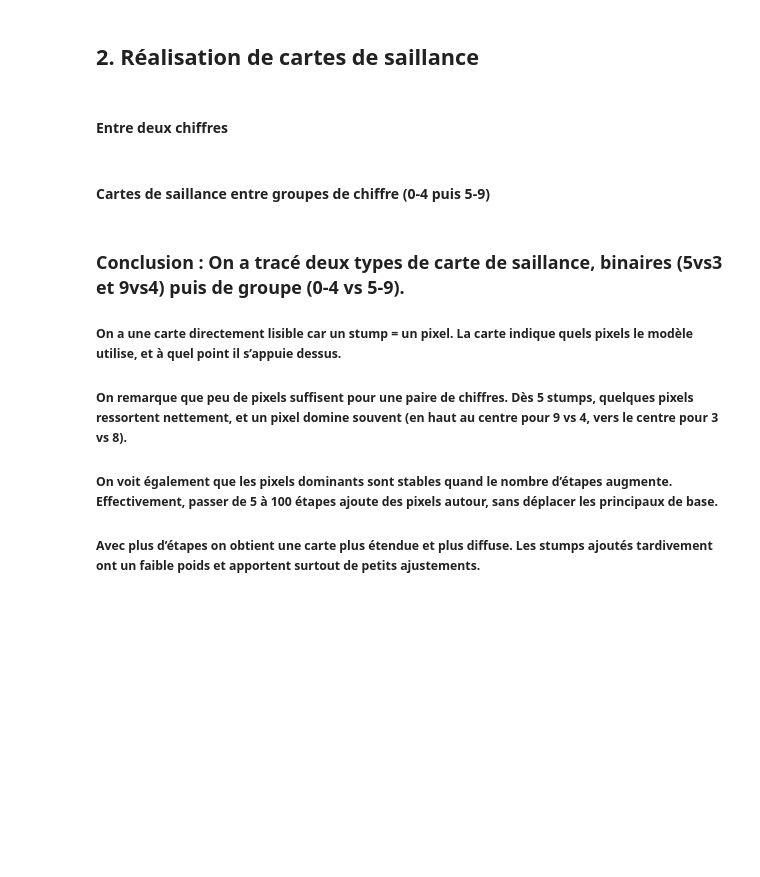
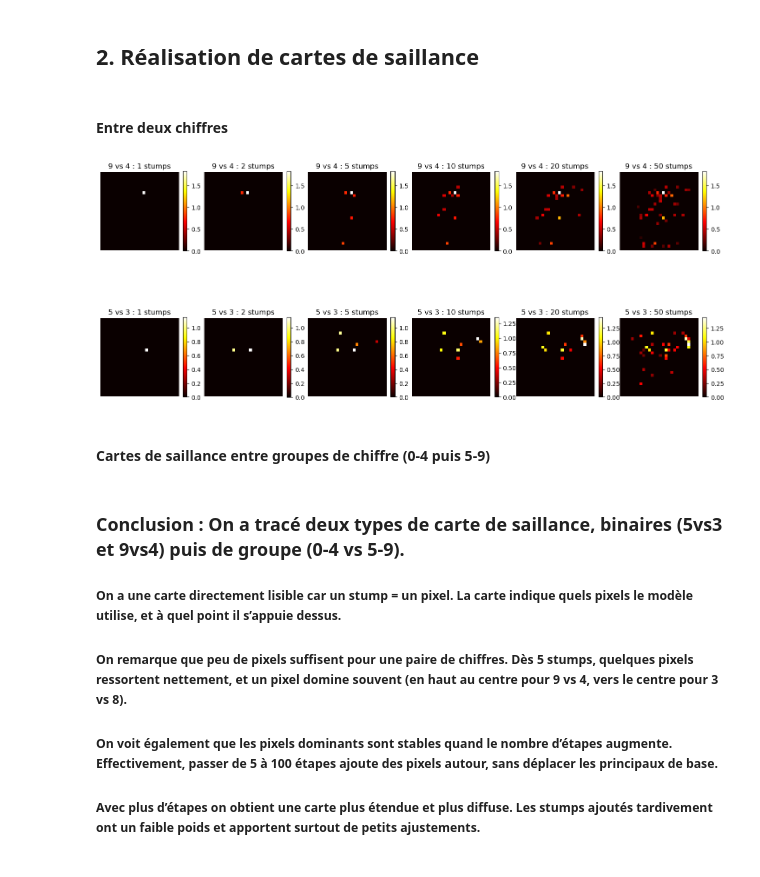
Before and after one commit to jnotarangelo/AdaBoost, a Jupyter notebook: Restitution.ipynb, the cells around one changed output. Saved outputs shown, nothing was run; the diff lists cells and outputs as text; code cells hidden in the pictures; blank space fills up the shorter version.

```diff
--- a/Restitution.ipynb
+++ b/Restitution.ipynb
@@ -501,22 +500,24 @@ def carte_saillance(model):
 # %%
 cas = {"9 vs 4": (X_9v4_train, y_9v4_train),
        "5 vs 3": (X_5v3_train, y_5v3_train)}
-etapes = [5, 10, 20, 50, 100]
+etapes = [1, 2, 5, 10, 20, 50]
 
-fig, axes = plt.subplots(2, 5, figsize=(18, 8))
+fig, axes = plt.subplots(2, 6, figsize=(18, 8))
 
 for i, (nom, (X_tr, y_tr)) in enumerate(cas.items()):
     for j, n in enumerate(etapes):
         model = AdaBoostClassifier(estimator=DecisionTreeClassifier(max_depth=1),
                                    n_estimators=n, random_state=42)
         model.fit(X_tr, y_tr)
 
         im = axes[i, j].imshow(carte_saillance(model), cmap="hot")
         axes[i, j].set_title(f"{nom} : {n} stumps")
         axes[i, j].axis("off")
         fig.colorbar(im, ax=axes[i, j], fraction=0.046)
 
 plt.savefig("images/saillance_map/saillance_binaires.png", dpi=300, bbox_inches="tight")
+# %% [output]
+[figure, added]
 # %% [markdown]
 #### Cartes de saillance entre groupes de chiffre (0-4 puis 5-9)
 # %%
```
Also changed, not shown: parts of 19 cells of this notebook, 2 other files.
